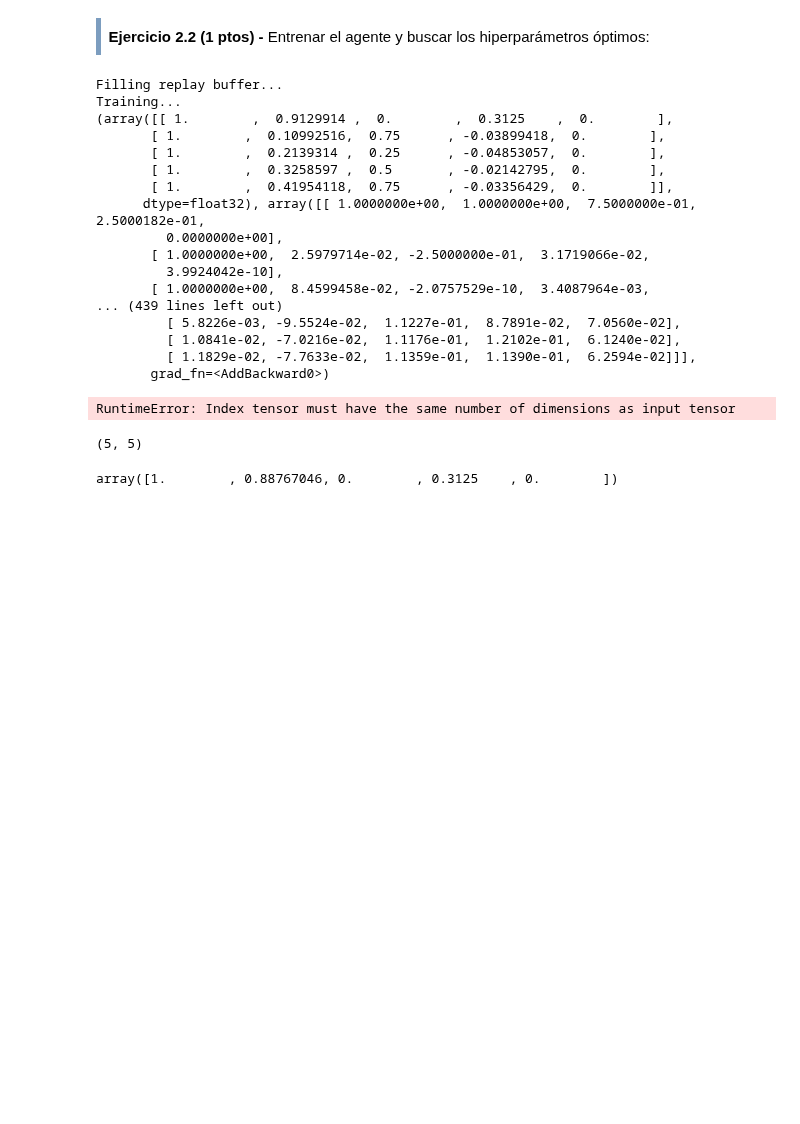
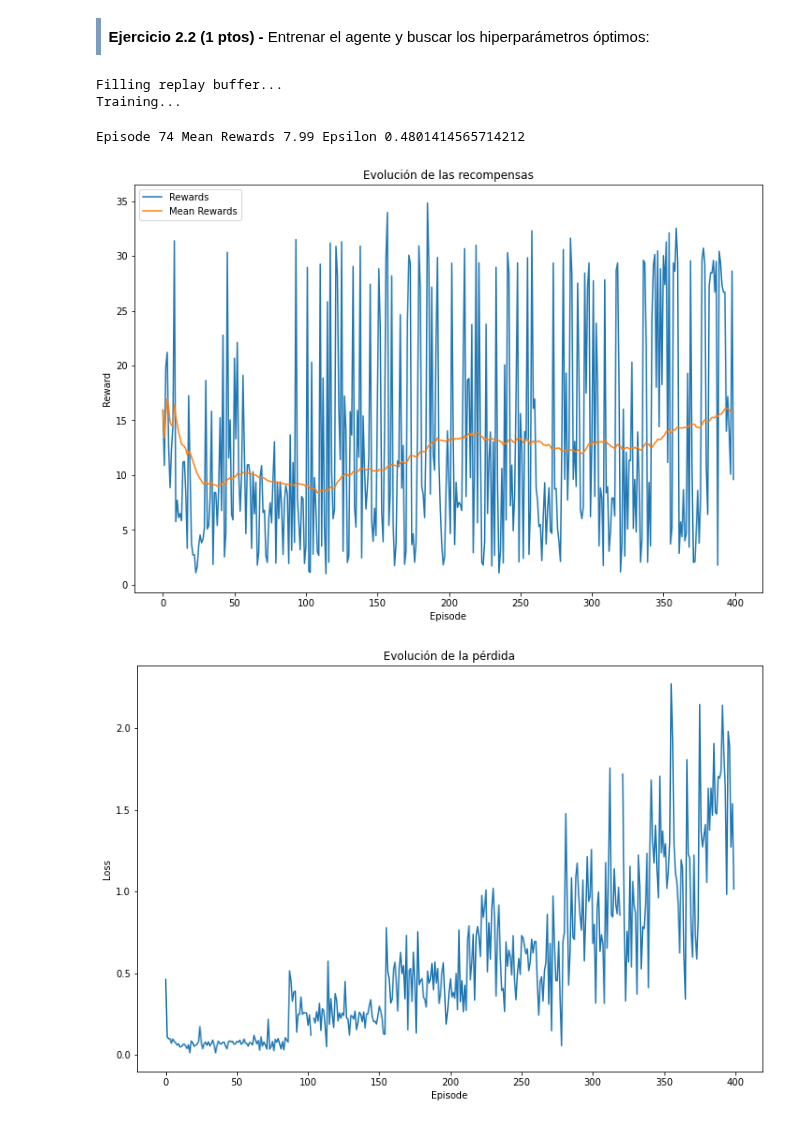
Before and after one commit to mariousm/Data-Science-Master, a Jupyter notebook: 2021-22/PrimerSemestre/Reinforcement/PRA1/UbiernaSanMamesMario_PRA1.ipynb, the cells around one changed output. Saved outputs shown, nothing was run; the diff lists cells and outputs as text; code cells hidden in the pictures; blank space fills up the shorter version.

Commit message:
RL: PRA1 - Pruebas sbre el agente de referencia

```diff
--- a/2021-22/PrimerSemestre/Reinforcement/PRA1/UbiernaSanMamesMario_PRA1.ipynb
+++ b/2021-22/PrimerSemestre/Reinforcement/PRA1/UbiernaSanMamesMario_PRA1.ipynb
@@ -327,7 +319,7 @@ class NeuralNet(torch.nn.Module):
 #             print("*******************")
             lista = []
             for s in state:
-                lista.append(s)
+                lista.append(s[0])
             state = np.array(lista)
         state_t = torch.FloatTensor(state)
         return self.model(state_t)
@@ -461,9 +453,6 @@ class DQNAgent:
                     self.epsilon = max(self.epsilon * self.eps_decay, 0.01)
 
 
-    def getQ(qvalues):
-
-
     #####################################
     #####TODO 5: cálculo de la pérdida###
     def calculate_loss(self, batch):
@@ -473,17 +462,18 @@ class DQNAgent:
         actions_vals = torch.LongTensor(np.array(actions)).reshape(-1,1)
         dones_t = torch.ByteTensor(dones)
 
-        print(states)
-        print("*******************")
-        print(actions)
-        print("*******************")
-        print(actions_vals)
-        print("*******************")
-        aux1 = self.main_network.get_qvals(states)
-        print(aux1)
+#         print(states)
+#         print("*******************")
+#         print(actions)
+#         print("*******************")
+#         print(actions_vals)
+#         print("*******************")
+#         aux1 = self.main_network.get_qvals(states)
+#         print(aux1)
 
         # Obtenemos los valores de Q de la red principal
         qvals = torch.gather(self.main_network.get_qvals(states), 1, actions_vals)
+#         print(qvals)
         # Obtenemos los valores de Q objetivo. El parámetro detach() evita que estos valores actualicen la red objetivo
         qvals_next = torch.max(self.target_network.get_qvals(next_states),
                                dim=-1)[0].detach()
@@ -513,7 +503,6 @@ class DQNAgent:
         plt.figure(figsize=(12,8))
         plt.plot(self.training_rewards, label='Rewards')
         plt.plot(self.mean_training_rewards, label='Mean Rewards')
-        plt.axhline(self.reward_threshold, color='r', label="Reward threshold")
         plt.title("Evolución de las recompensas")
         plt.xlabel('Episode')
         plt.ylabel('Reward')
@@ -543,8 +532,8 @@ class DQNAgent:
 # Definición de los hiperparámetros
 lr = 0.001            # Velocidad de aprendizaje
 BATCH_SIZE = 32       # Tamaño del batch
-MAX_EPISODES = 5000   # Número de episodios
-BURN_IN = 30        # Número de episodios para rellenar el buffer
+MAX_EPISODES = 1500   # Número de episodios
+BURN_IN = 100        # Número de episodios para rellenar el buffer
 DNN_UPD = 3           # Frecuencia de actualización de la red neuronal
 DNN_SYNC = 1000       # Frecuencia de sincronización con la red objetivo
 MEMORY_SIZE = 10000   # Capacidad máxima del buffer
@@ -592,31 +581,4 @@ agent_dqn.train(
 # %% [output]
 Filling replay buffer...
 Training...
-(array([[ 1.        ,  0.9129914 ,  0.        ,  0.3125    ,  0.        ],
-       [ 1.        ,  0.10992516,  0.75      , -0.03899418,  0.        ],
-       [ 1.        ,  0.2139314 ,  0.25      , -0.04853057,  0.        ],
-       [ 1.        ,  0.3258597 ,  0.5       , -0.02142795,  0.        ],
-       [ 1.        ,  0.41954118,  0.75      , -0.03356429,  0.        ]],
-      dtype=float32), array([[ 1.0000000e+00,  1.0000000e+00,  7.5000000e-01,  2.5000182e-01,
-         0.0000000e+00],
-       [ 1.0000000e+00,  2.5979714e-02, -2.5000000e-01,  3.1719066e-02,
-         3.9924042e-10],
-       [ 1.0000000e+00,  8.4599458e-02, -2.0757529e-10,  3.4087964e-03,
-... (439 lines left out)
-         [ 5.8226e-03, -9.5524e-02,  1.1227e-01,  8.7891e-02,  7.0560e-02],
-         [ 1.0841e-02, -7.0216e-02,  1.1176e-01,  1.2102e-01,  6.1240e-02],
-         [ 1.1829e-02, -7.7633e-02,  1.1359e-01,  1.1390e-01,  6.2594e-02]]],
-       grad_fn=<AddBackward0>)
-RuntimeError: Index tensor must have the same number of dimensions as input tensor
+Episode 74 Mean Rewards 7.99 Epsilon 0.4801414565714212
-# %%
-a = np.array([[ 1.          ,0.88767046  ,0.          ,0.3125      ,0.        ],
-              [ 1.          ,0.09806664  ,0.25       ,-0.03906327  ,0.        ],
-              [ 1.          ,0.20150366  ,0.         ,-0.02257037  ,0.        ],
-              [ 1.          ,0.31406704  ,0.75       ,-0.02088534  ,0.        ],
-              [ 1.          ,0.41759038  ,0.         ,-0.03957855  ,0.        ]])
-print(a.shape)
-
-a[0]
-# %% [output]
-(5, 5)
-array([1.        , 0.88767046, 0.        , 0.3125    , 0.        ])
@@ -622,0 +591,7 @@ array([1.        , 0.88767046, 0.        , 0.3125    , 0.        ])
+# %%
+agent_dqn.plot_rewards()
+agent_dqn.plot_loss()
+agent_dqn.plot_epsilon()
+# %% [output]
+[figure, added]
+[figure, added]
```
Also changed, not shown: parts of 6 cells of this notebook, 1 other file.
